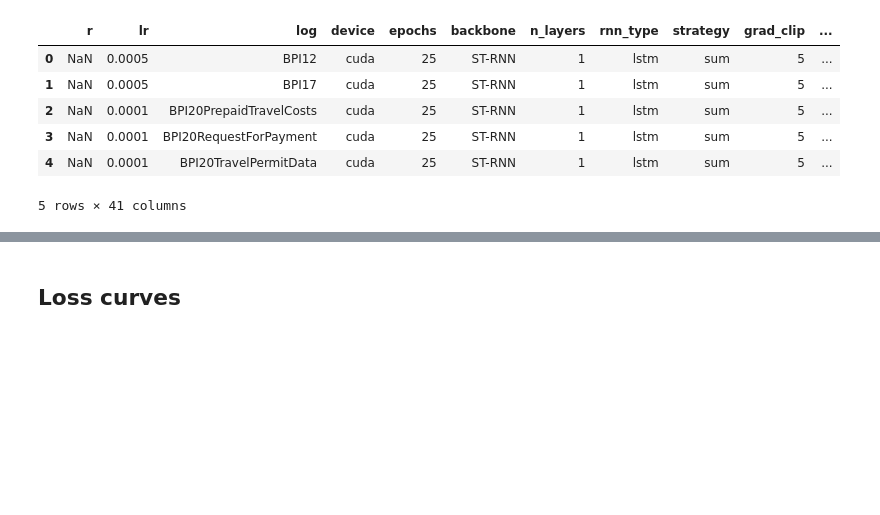
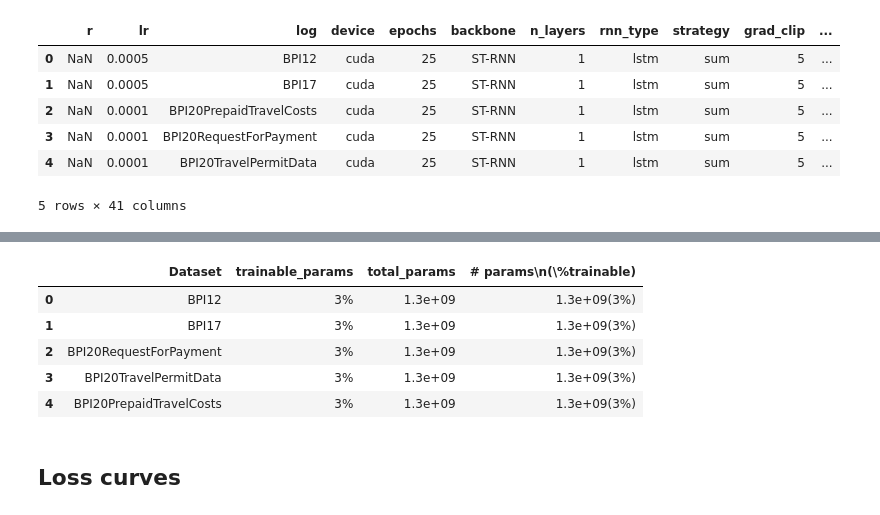
Before and after one commit to raseidi/llm-peft-ppm, a Jupyter notebook: notebooks/results.ipynb, the cells around one changed output, grey strips where cells are left out. Drawn from its saved outputs; the diff is of its cells as text; code cells hidden in the pictures; blank space fills up the shorter version.

```diff
--- a/notebooks/results.ipynb
+++ b/notebooks/results.ipynb
@@ -659,3 +687,26 @@ styled
+# %%
+import numpy as np
+
+tmp = pd.DataFrame([
+    ["BPI12", 45088768, 1280954368],
+    ["BPI17", 45088768, 1280956416],
+    ["BPI20RequestForPayment", 45088768, 1280940032],
+    ["BPI20TravelPermitData", 45088768, 1281009664],
+    ["BPI20PrepaidTravelCosts", 45088768, 1280966656]
+], columns=["Dataset", "trainable_params", "total_params"])
+
+tmp["trainable_params"] = ((tmp.trainable_params / tmp.total_params) * 100).astype(int).astype(str) + "%"
+tmp["total_params"] = tmp["total_params"].apply(lambda x: np.format_float_scientific(x, precision=1))
+tmp["# params\n(\%trainable)"] = tmp["total_params"] + "(" + tmp["trainable_params"] + ")"
+
+tmp
+# %% [output]
+|  | Dataset | trainable_params | total_params | # params\n(\%trainable) |
+| 0 | BPI12 | 3% | 1.3e+09 | 1.3e+09(3%) |
+| 1 | BPI17 | 3% | 1.3e+09 | 1.3e+09(3%) |
+| 2 | BPI20RequestForPayment | 3% | 1.3e+09 | 1.3e+09(3%) |
+| 3 | BPI20TravelPermitData | 3% | 1.3e+09 | 1.3e+09(3%) |
+| 4 | BPI20PrepaidTravelCosts | 3% | 1.3e+09 | 1.3e+09(3%) |
 # %% [markdown]
 ## Loss curves
 # %%
```
Also changed, not shown: parts of 7 cells of this notebook, 5 other files.
